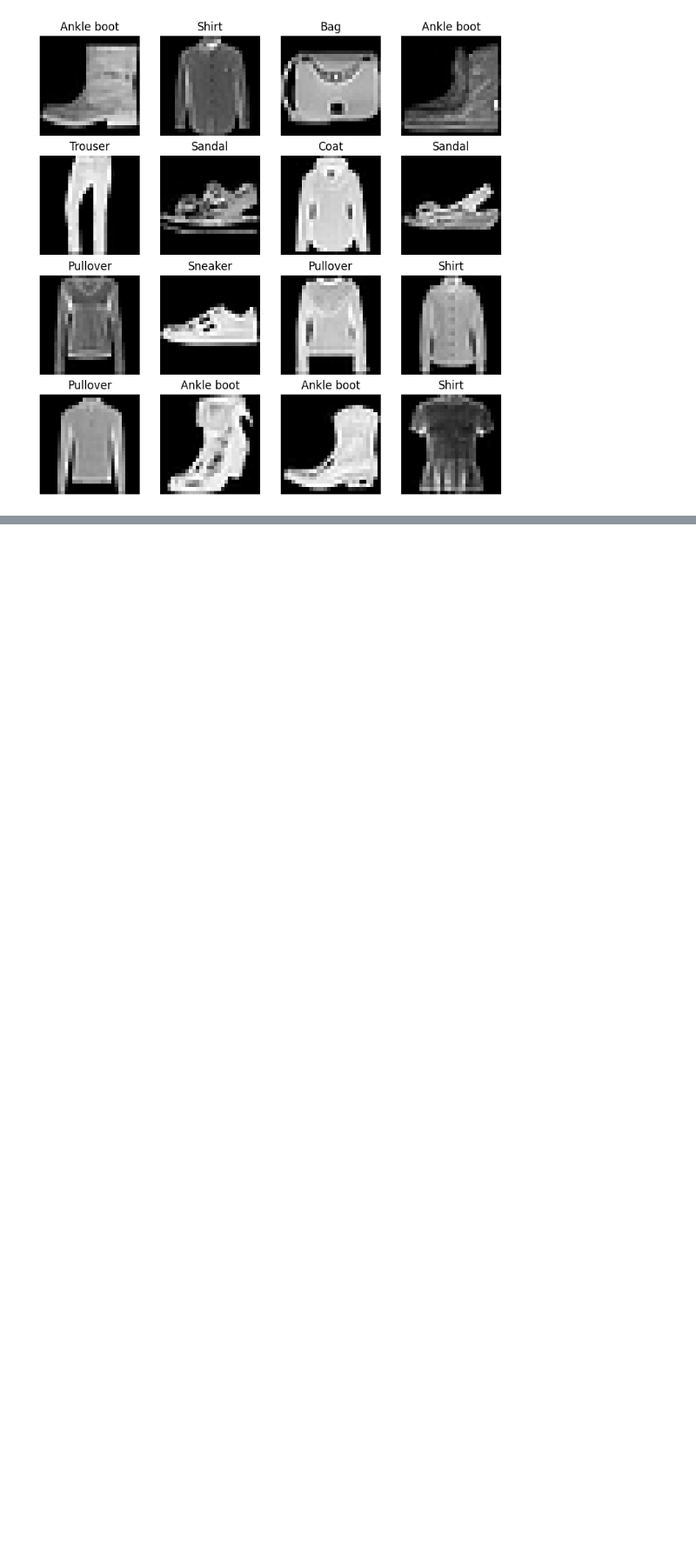
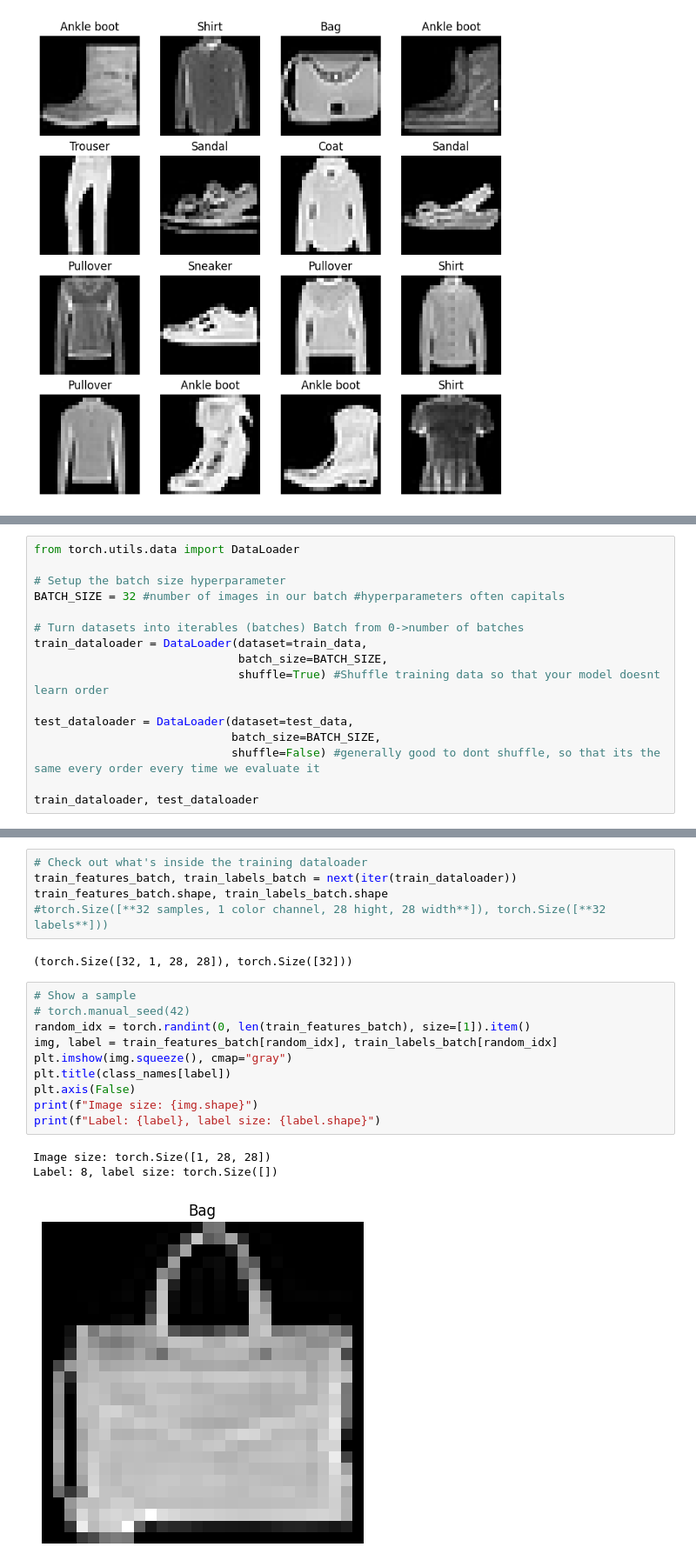
Before and after one commit to maritnorli/PyTorch-course, a Jupyter notebook: 03_pytorch_computer_vision_CNN.ipynb, the cells around one changed output, grey strips where cells are left out. Shown at 87% size. Cells and saved outputs as stored; diff of their text form; blank space fills up the shorter version.

```diff
--- a/03_pytorch_computer_vision_CNN.ipynb
+++ b/03_pytorch_computer_vision_CNN.ipynb
@@ -225,0 +247,16 @@ for i in range(1, rows*cols+1):
+# %%
+from torch.utils.data import DataLoader
+
+# Setup the batch size hyperparameter
+BATCH_SIZE = 32 #number of images in our batch #hyperparameters often capitals
+
+# Turn datasets into iterables (batches) Batch from 0->number of batches
+train_dataloader = DataLoader(dataset=train_data,
+                              batch_size=BATCH_SIZE,
+                              shuffle=True) #Shuffle training data so that your model doesnt learn order
+
+test_dataloader = DataLoader(dataset=test_data,
+                             batch_size=BATCH_SIZE,
+                             shuffle=False) #generally good to dont shuffle, so that its the same every order every time we evaluate it
+
+train_dataloader, test_dataloader
@@ -225,0 +279,21 @@ for i in range(1, rows*cols+1):
+# %%
+# Check out what's inside the training dataloader
+train_features_batch, train_labels_batch = next(iter(train_dataloader))
+train_features_batch.shape, train_labels_batch.shape
+#torch.Size([**32 samples, 1 color channel, 28 hight, 28 width**]), torch.Size([**32 labels**]))
+# %% [output]
+(torch.Size([32, 1, 28, 28]), torch.Size([32]))
+# %%
+# Show a sample
+# torch.manual_seed(42)
+random_idx = torch.randint(0, len(train_features_batch), size=[1]).item()
+img, label = train_features_batch[random_idx], train_labels_batch[random_idx]
+plt.imshow(img.squeeze(), cmap="gray")
+plt.title(class_names[label])
+plt.axis(False)
+print(f"Image size: {img.shape}")
+print(f"Label: {label}, label size: {label.shape}")
+# %% [output]
+Image size: torch.Size([1, 28, 28])
+Label: 8, label size: torch.Size([])
+[figure, added]
```
Also changed, not shown: parts of 92 cells of this notebook.
